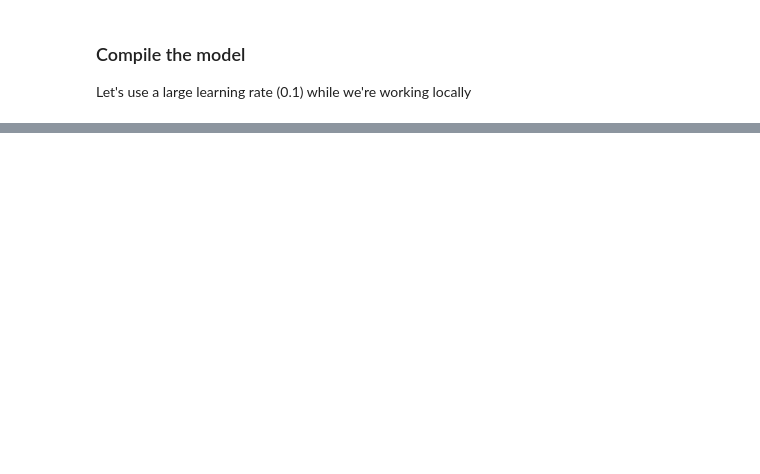
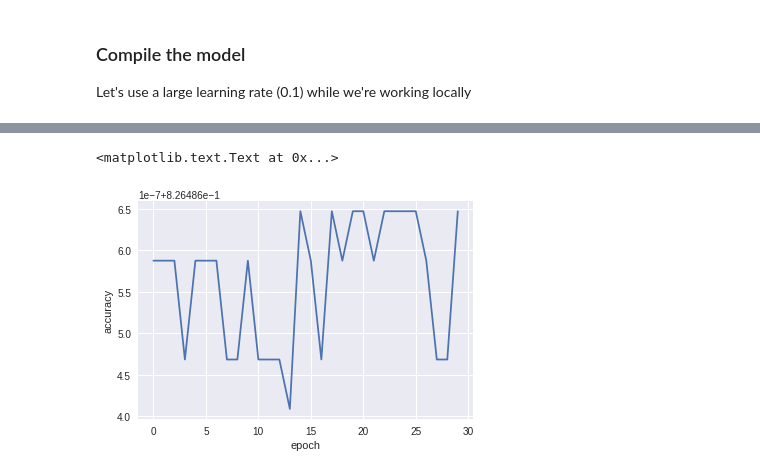
Before and after one commit to noahyonack/cs109b_final, a Jupyter notebook: milestone_4/milestone_4.ipynb, the cells around one changed output, grey strips where cells are left out. Saved outputs shown, nothing was run; the diff lists cells and outputs as text; code cells hidden in the pictures; blank space fills up the shorter version.

```diff
--- a/milestone_4/milestone_4.ipynb
+++ b/milestone_4/milestone_4.ipynb
@@ -144,7 +144,7 @@ y_test shape: (162, 17)
 batch_size = 512
 
 # number of iterations over the complete training data
-epochs = 20
+epochs = 30
 
 # img input size
 img_rows, img_cols = 32, 32
@@ -224,10 +224,10 @@ model.add(Flatten())
 # --- fully connected layer ---
 model.add(Dense(64, activation='relu'))
 
-# classification
-# TODO, this is one step too far. We just want the class probabilities,
-# not the actually class itself.
-model.add(Dense(n_labels, activation='softmax'))
+# recommended by: https://github.com/fchollet/keras/issues/761
+# uses a sigmoid activation rather than softmax, which apparently
+# gives us a label vector back
+model.add(Dense(n_labels, activation='sigmoid'))
 
 # prints out a summary of the model architecture
 model.summary()
@@ -256,8 +256,12 @@ Let's use a large learning rate (0.1) while we're working locally
 # %%
 # the setup is our basic categorical crossentropy with stochastic gradient decent
 # we also specify that we want to evaluate our model in terms of accuracy
-sgd = SGD(lr=0.1, momentum=0.9)
-model.compile(loss='categorical_crossentropy',
+sgd = SGD(lr=0.01, momentum=0.9)
+
+# TODO: why are we using binary crossentropy?
+# I'm not sure, but it works much better than
+# categorical crossentropy.
+model.compile(loss='binary_crossentropy',
               optimizer=sgd,
               metrics=['accuracy'])
 # %% [markdown]
@@ -282,0 +308,10 @@ print('Test accuracy:', score[1])
+# %%
+# here is a visualization of the training process
+# typically we gain a lot in the beginning and then
+# training slows down
+plt.plot(history.history['acc'])
+plt.xlabel("epoch")
+plt.ylabel("accuracy")
+# %% [output]
+<matplotlib.text.Text at 0x...>
+[figure, added]
```
Also changed, not shown: parts of 4 cells of this notebook.
